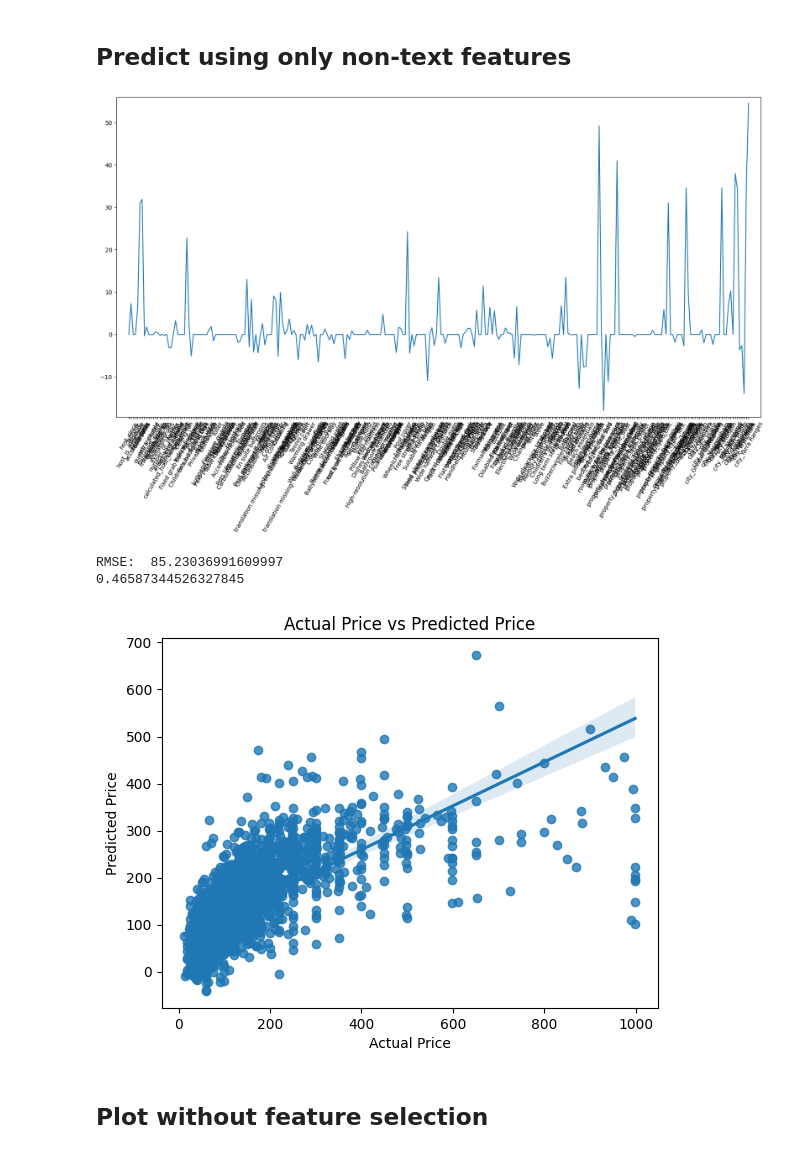
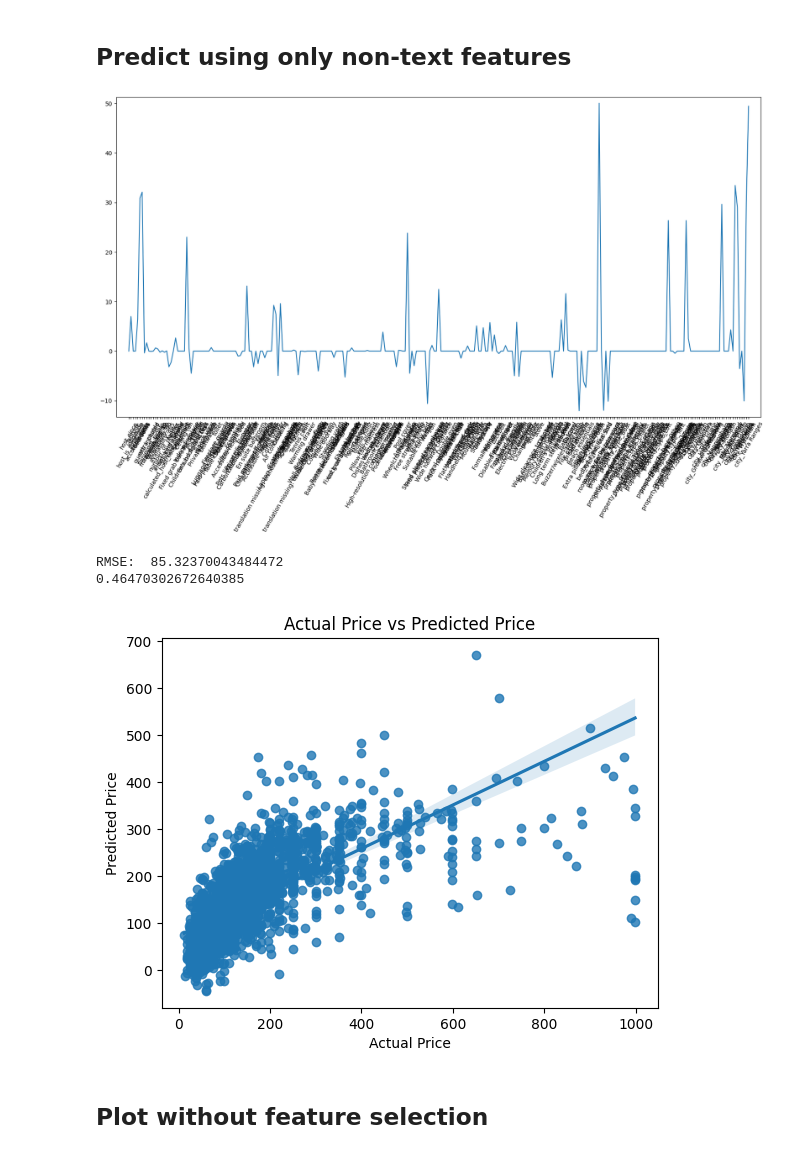
Before and after one commit to jameswburton18/TextNTabularExplanations, a Jupyter notebook: notebooks/airbnb.ipynb, the cells around one changed output. Cells and saved outputs as stored; diff of their text form; code cells hidden in the pictures.

```diff
--- a/notebooks/airbnb.ipynb
+++ b/notebooks/airbnb.ipynb
@@ -79,23 +79,23 @@ X = clean_listings.drop(text_features+['price'], axis=1)
 # %%
 # Perform lasso to select features
 from sklearn.linear_model import Lasso
 from sklearn.model_selection import train_test_split
 from sklearn.metrics import mean_squared_error
 
 X_train, X_test, y_train, y_test = train_test_split(X, Y, test_size=0.2, random_state=42)
-lasso = Lasso(alpha=0.1)
+lasso = Lasso(alpha=0.2)
 lasso.fit(X_train, y_train)
 lasso_coef = lasso.coef_
 
 # Plot the coefficients
 import matplotlib.pyplot as plt
 plt.figure(figsize=(20, 10))
 plt.plot(range(len(X.columns)), lasso_coef)
 plt.xticks(range(len(X.columns)), X.columns.values, rotation=60)
 plt.margins(0.02)
 plt.show()
 # %% [output]
-[figure, old version]
+[figure, new version]
 # %%
 from sklearn.linear_model import LinearRegression
 from sklearn.metrics import r2_score
@@ -124,9 +124,9 @@ plt.ylabel('Predicted Price')
 plt.title('Actual Price vs Predicted Price')
 plt.show()
 # %% [output]
-RMSE:  85.23036991609997
-0.46587344526327845
+RMSE:  85.32370043484472
+0.46470302672640385
-[figure, old version]
+[figure, new version]
 # %% [markdown]
 ## Plot without feature selection
 # %%
```
Also changed, not shown: parts of 28 cells of this notebook, 3 other files.
